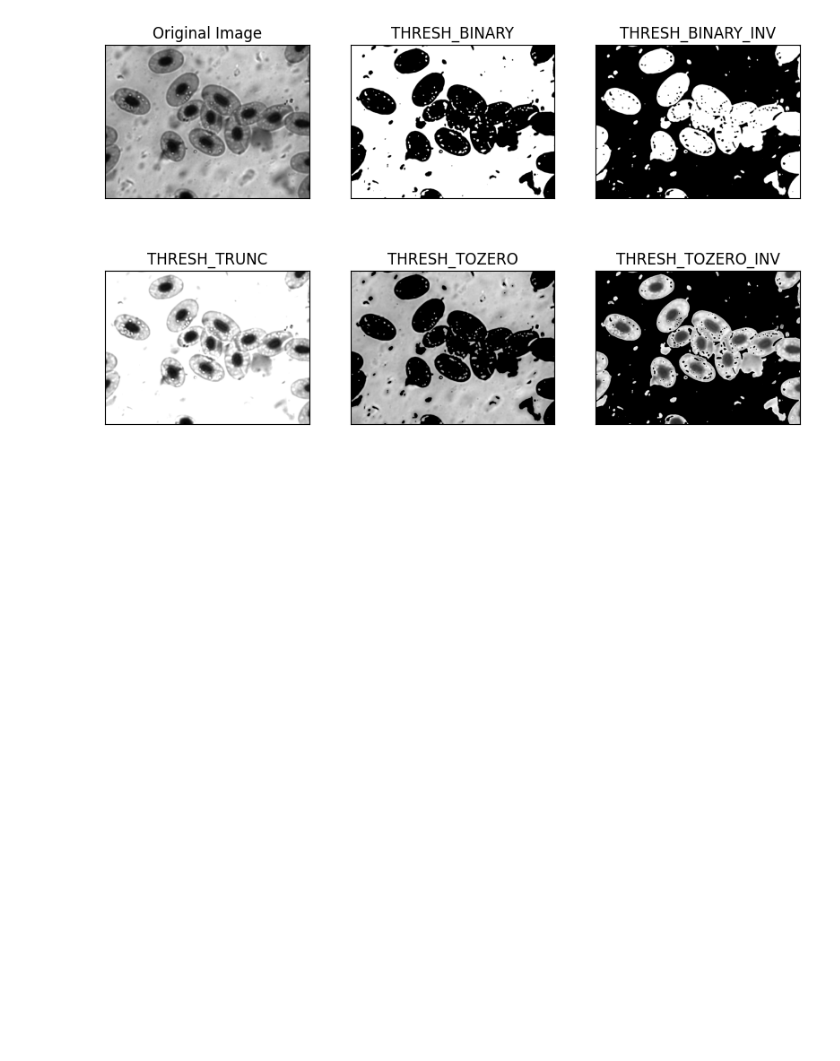
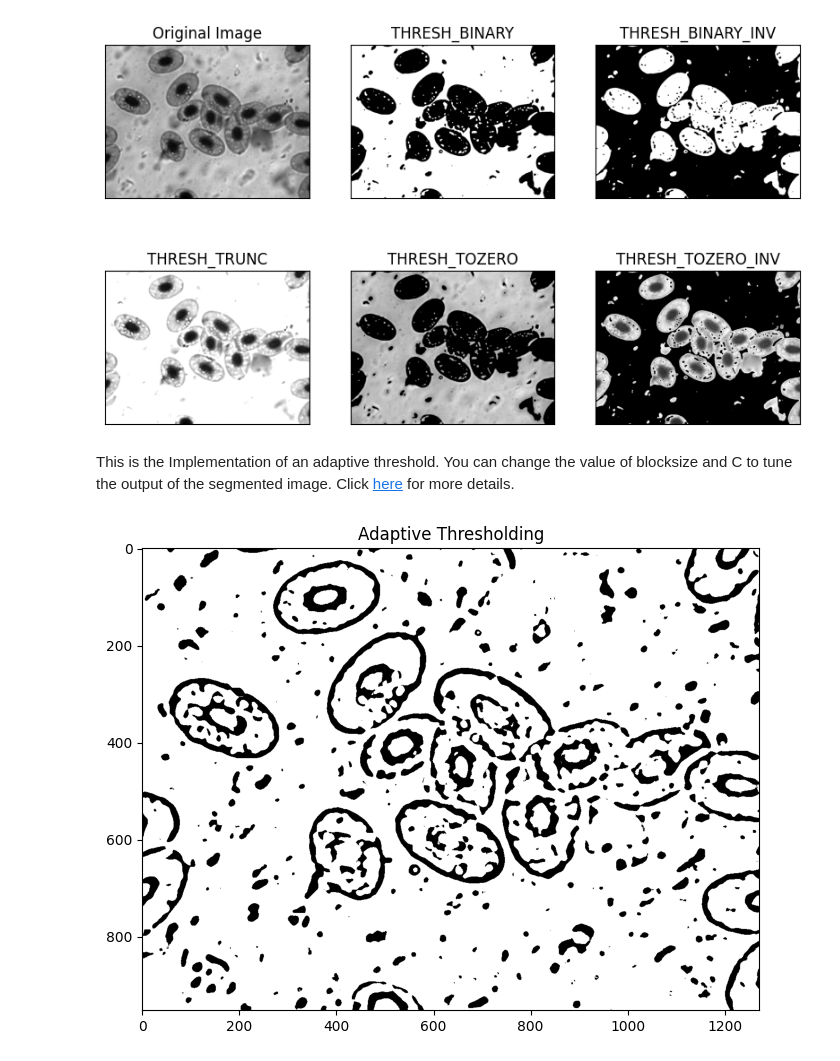
Before and after one commit to Sanjitatiwari/CV, a Jupyter notebook: Thresholdin.ipynb, the cells around one changed output. Saved outputs shown, nothing was run; the diff lists cells and outputs as text; code cells hidden in the pictures; blank space fills up the shorter version.

```diff
--- a/Thresholdin.ipynb
+++ b/Thresholdin.ipynb
@@ -208,3 +208,17 @@ for i in range(6):
 plt.show()
 # %% [output]
 [figure]
+# %% [markdown]
+
+This is the Implementation of an adaptive threshold. You can change the value of blocksize and C to tune the output of the segmented image. Click [here](https://docs.opencv.org/2.4/modules/imgproc/doc/miscellaneous_transformations.html?highlight=adaptivethreshold) for more details.
+# %%
+ # Adaptive thresholding for comparison
+adaptive_thres = cv2.adaptiveThreshold(blured_gray_image, 255, cv2.ADAPTIVE_THRESH_MEAN_C, cv2.THRESH_BINARY, 35, 11)
+# %%
+# Plot adaptive threshold result
+plt.figure(figsize=(10,6))
+plt.imshow(adaptive_thres, cmap='gray')
+plt.title('Adaptive Thresholding')
+plt.show()
+# %% [output]
+[figure, added]
```
